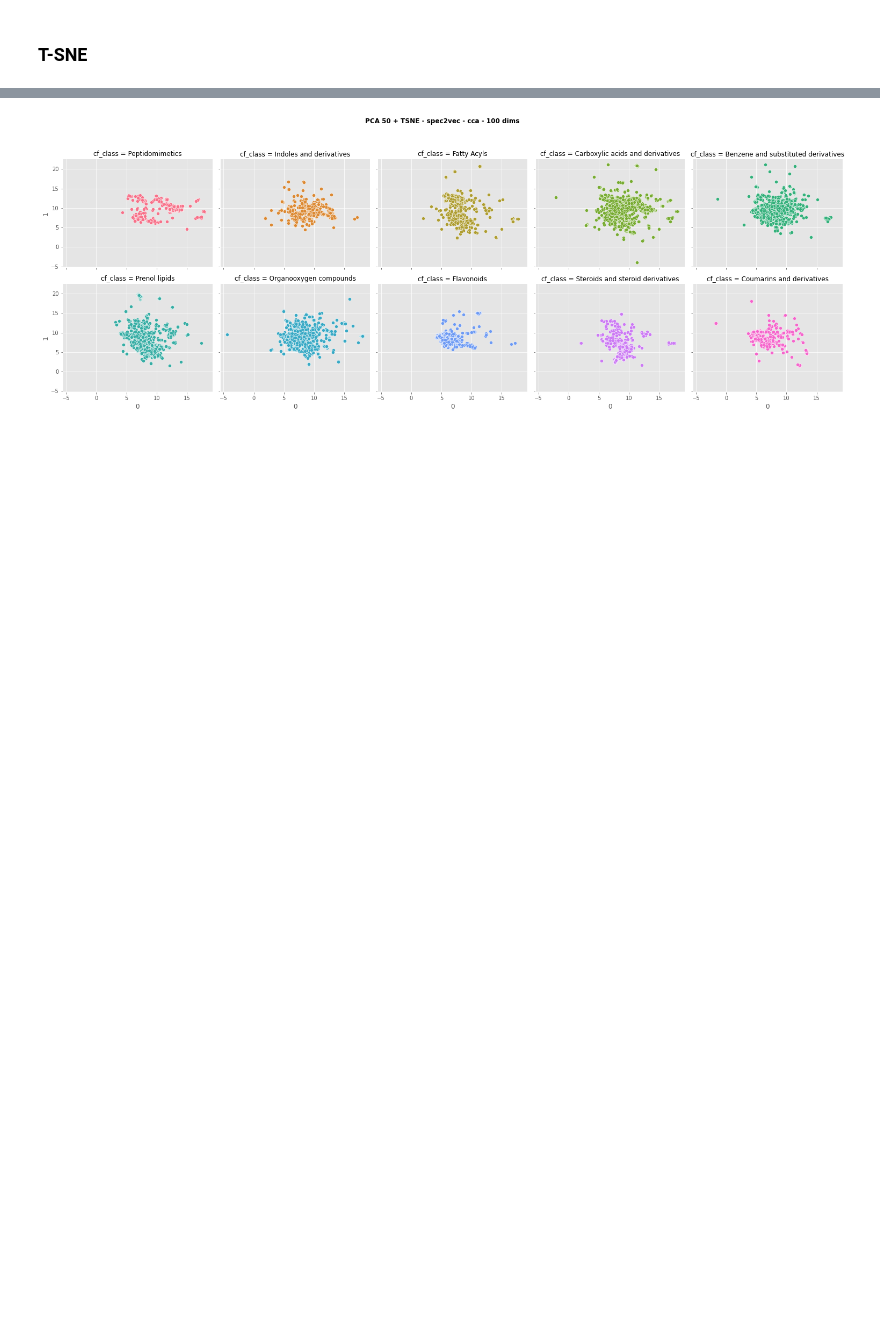
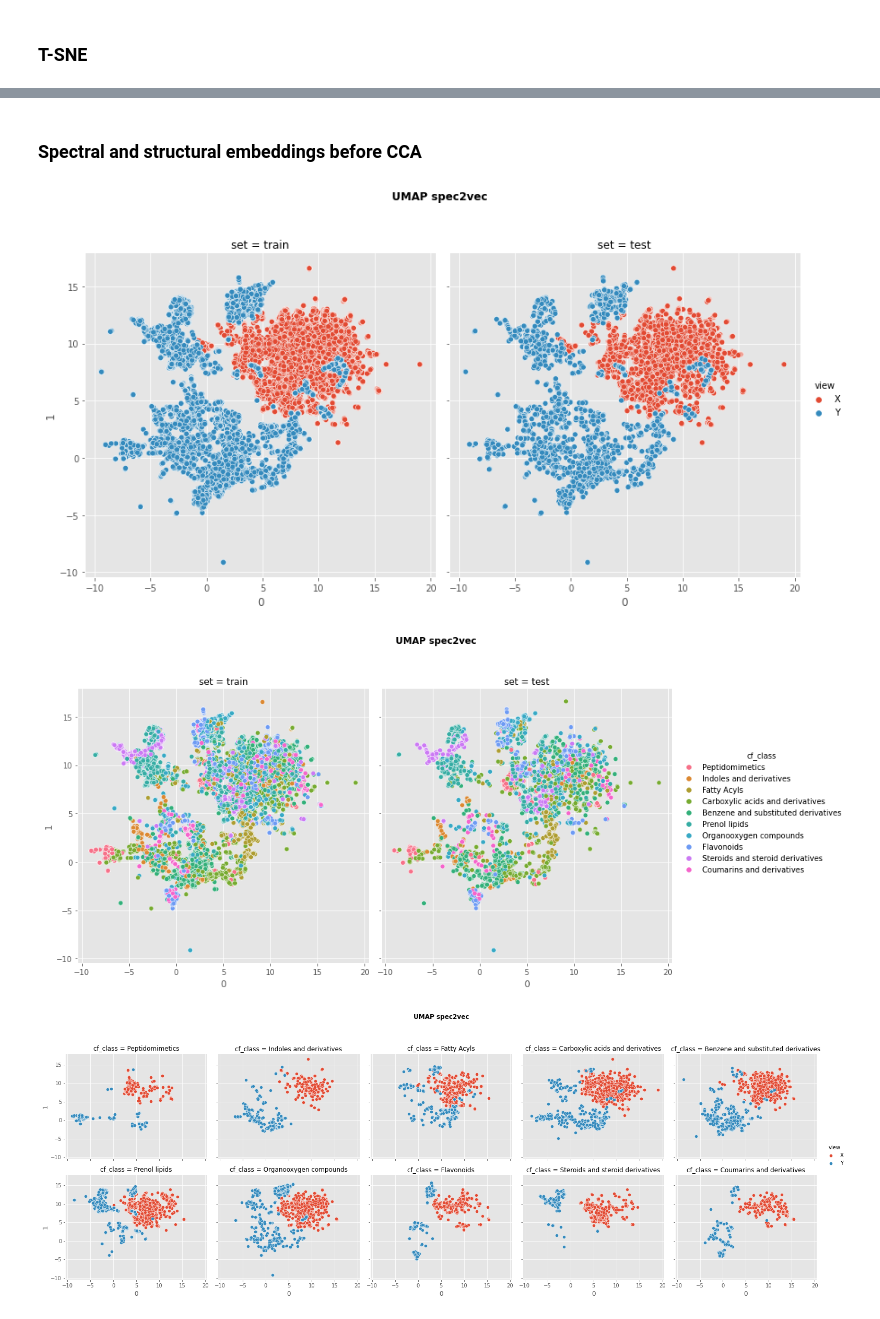
Before and after one commit to nienkevanunen/cca_spectral_structural_embeddings, a Jupyter notebook: 2.3-analyse-cca-umap-tsne.ipynb, the cells around one changed output, grey strips where cells are left out. Drawn from its saved outputs; the diff is of its cells as text; code cells hidden in the pictures; blank space fills up the shorter version.

```diff
--- a/2.3-analyse-cca-umap-tsne.ipynb
+++ b/2.3-analyse-cca-umap-tsne.ipynb
@@ -212,4 +171,27 @@ plot_per_class(df_tsne_pca_reduced, "PCA 50 + TSNE", "view")
-# %%
-plot_per_class(df_tsne_pca_reduced, "PCA 50 + TSNE", "cf_class")
-# %% [output]
-[figure, removed]
+# %% [markdown]
+### Spectral and structural embeddings before CCA
+# %%
+# Prepare data, column for each dimension
+df_spectral = df[spectral_type].apply(pd.Series)
+spectral_scaled = StandardScaler().fit_transform(df_spectral)
+umap_spectral = reducer.fit_transform(spectral_scaled)
+df_umap_spectral = pd.DataFrame(umap_spectral)
+# %%
+df_structural = df['mol2vec'].apply(pd.Series)
+structural_scaled = StandardScaler().fit_transform(df_structural)
+umap_structural = reducer.fit_transform(structural_scaled)
+df_umap_structural = pd.DataFrame(umap_structural)
+# %%
+df_umap_spectral_structural = pd.concat([df_umap_spectral, df_umap_structural]).reset_index()
+df_umap_spectral_structural = pd.concat([df_umap_spectral_structural, df_meta], axis=1)
+
+df_umap_spectral_structural_reduced = filter_on_top_n_classes(df_umap_spectral_structural)
+# %%
+# Plots
+plot_per_set(df_umap_spectral_structural, "UMAP spec2vec")
+plot_per_set(df_umap_spectral_structural_reduced, "UMAP spec2vec", "cf_class")
+plot_per_class(df_umap_spectral_structural_reduced, "UMAP spec2vec", "view")
+# %% [output]
+[figure, added]
+[figure, added]
+[figure, added]
```
Also changed, not shown: parts of 28 cells of this notebook.
